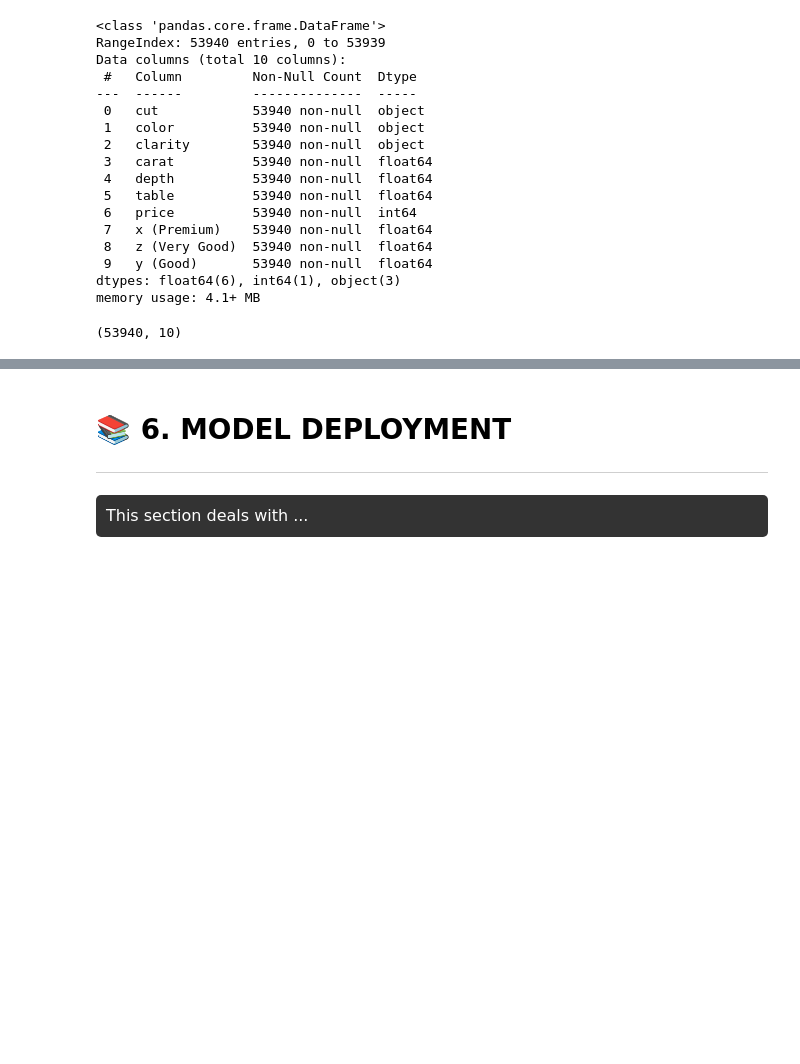
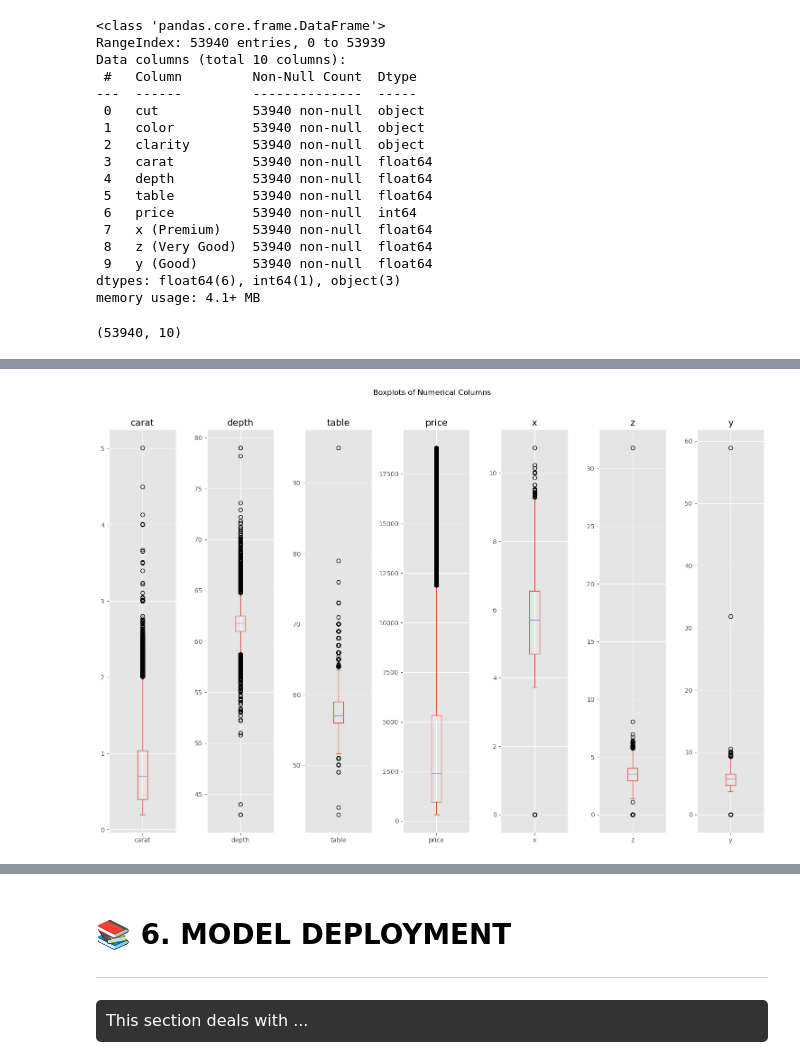
Before and after one commit to TeslimAdeyanju/4-Portfolio-SDS-CP023-diamond-price-predictor, a Jupyter notebook: Teslim-diamond-price-predictor-.ipynb, the cells around one changed output, grey strips where cells are left out. Drawn from its saved outputs; the diff is of its cells as text; code cells hidden in the pictures; blank space fills up the shorter version.

```diff
--- a/Teslim-diamond-price-predictor-.ipynb
+++ b/Teslim-diamond-price-predictor-.ipynb
@@ -278,0 +187,10 @@ This section deals with ...
+# %%
+fig, axes = plt.subplots(1, len(numerical_columns), figsize=(15, 10))
+plt.suptitle('Boxplots of Numerical Columns', x=0.5, y=1.02, ha='center', fontsize='large')
+for i, column in enumerate(numerical_columns):
+    df[column].plot(kind='box', ax=axes[i])
+    axes[i].set_title(column)
+plt.tight_layout()
+plt.show()
+# %% [output]
+[figure, added]
```
Also changed, not shown: parts of 50 cells of this notebook, 1 other file.
